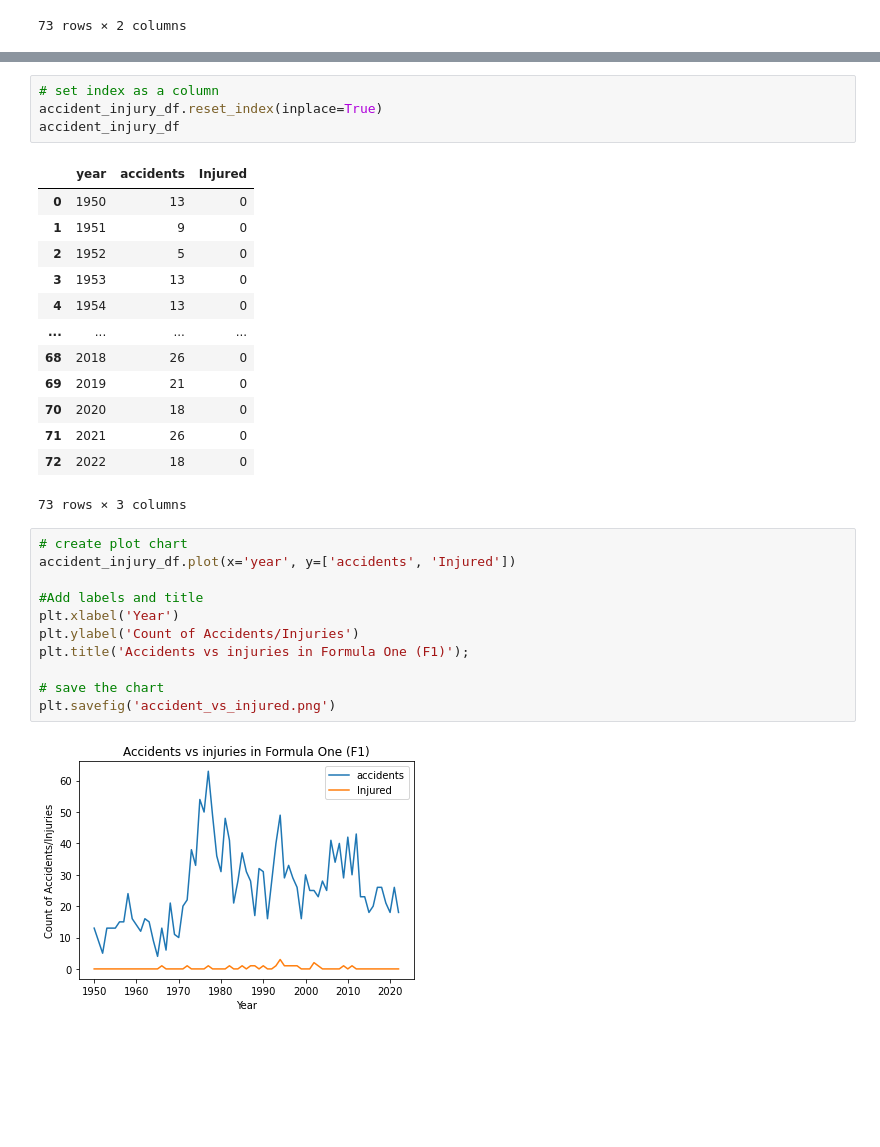
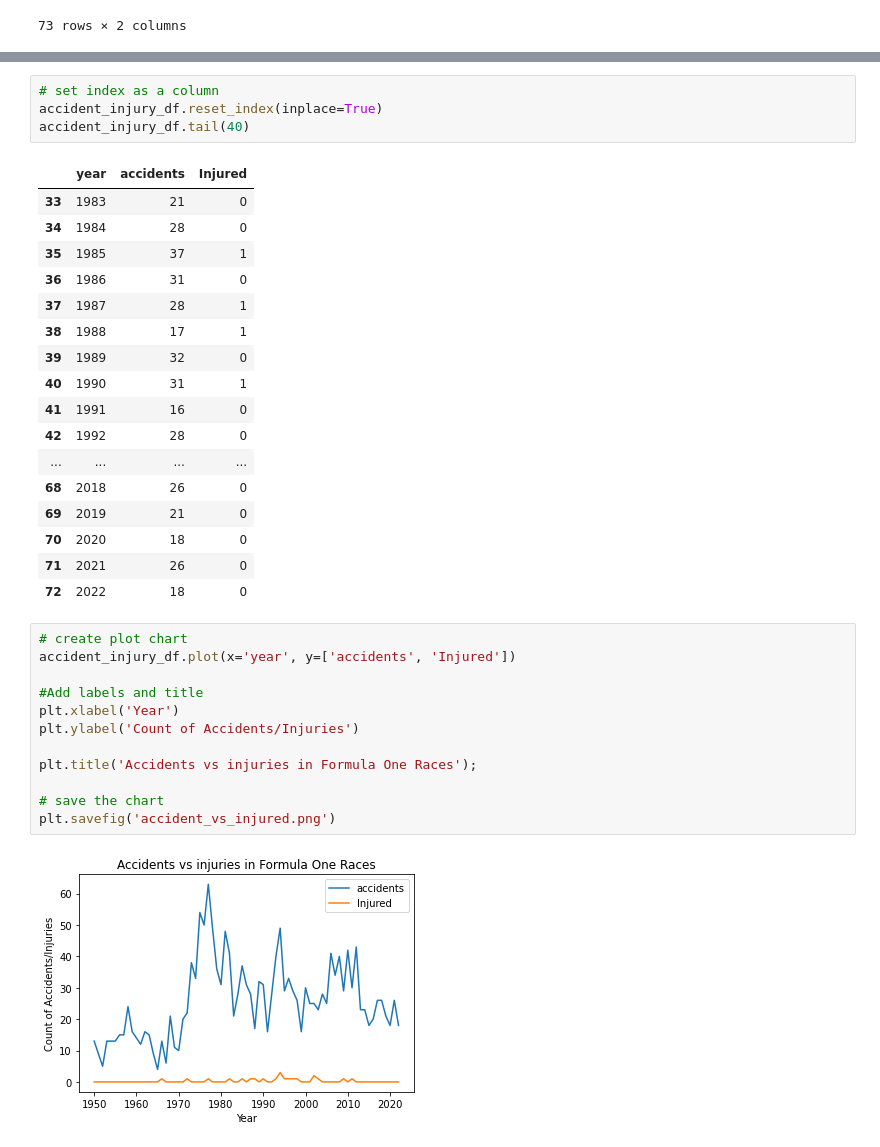
Before and after one commit to oli124/F1_safety, a Jupyter notebook: accident_v_injury.ipynb, the cells around one changed output, grey strips where cells are left out. Drawn from its saved outputs; the diff is of its cells as text; blank space fills up the shorter version.

```diff
--- a/accident_v_injury.ipynb
+++ b/accident_v_injury.ipynb
@@ -300,31 +301,36 @@ accident_injury_df.head(50)
 # %%
 # set index as a column
 accident_injury_df.reset_index(inplace=True)
-accident_injury_df
+accident_injury_df.tail(40)
 # %% [output]
 |  | year | accidents | Injured |
-| 0 | 1950 | 13 | 0 |
-| 1 | 1951 | 9 | 0 |
-| 2 | 1952 | 5 | 0 |
-| 3 | 1953 | 13 | 0 |
-| 4 | 1954 | 13 | 0 |
+| 33 | 1983 | 21 | 0 |
+| 34 | 1984 | 28 | 0 |
+| 35 | 1985 | 37 | 1 |
+| 36 | 1986 | 31 | 0 |
+| 37 | 1987 | 28 | 1 |
+| 38 | 1988 | 17 | 1 |
+| 39 | 1989 | 32 | 0 |
+| 40 | 1990 | 31 | 1 |
+| 41 | 1991 | 16 | 0 |
+| 42 | 1992 | 28 | 0 |
 | ... | ... | ... | ... |
 | 68 | 2018 | 26 | 0 |
 | 69 | 2019 | 21 | 0 |
 | 70 | 2020 | 18 | 0 |
 | 71 | 2021 | 26 | 0 |
 | 72 | 2022 | 18 | 0 |
-73 rows × 3 columns
 # %%
 # create plot chart
 accident_injury_df.plot(x='year', y=['accidents', 'Injured'])
 
 #Add labels and title
 plt.xlabel('Year')
 plt.ylabel('Count of Accidents/Injuries')
-plt.title('Accidents vs injuries in Formula One (F1)');
+
+plt.title('Accidents vs injuries in Formula One Races');
 
 # save the chart
 plt.savefig('accident_vs_injured.png')
 # %% [output]
-[figure, old version]
+[figure, new version]
```
Also changed, not shown: parts of 3 cells of this notebook, 5 other files.
